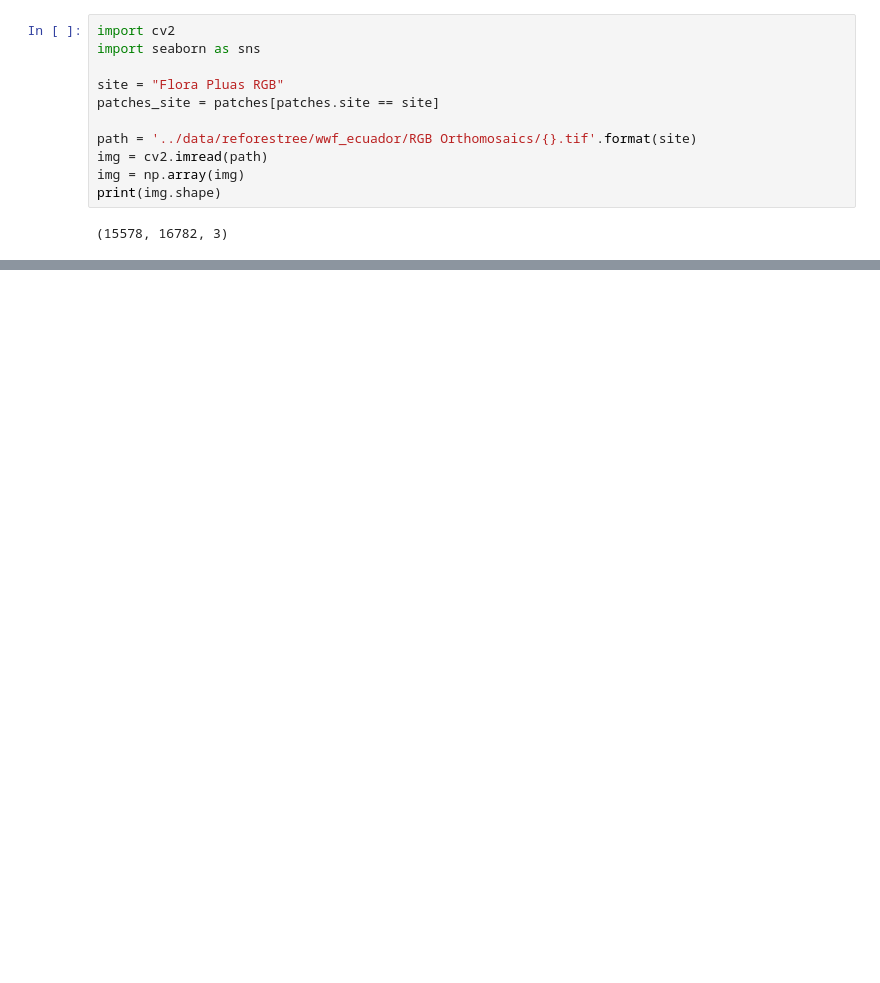
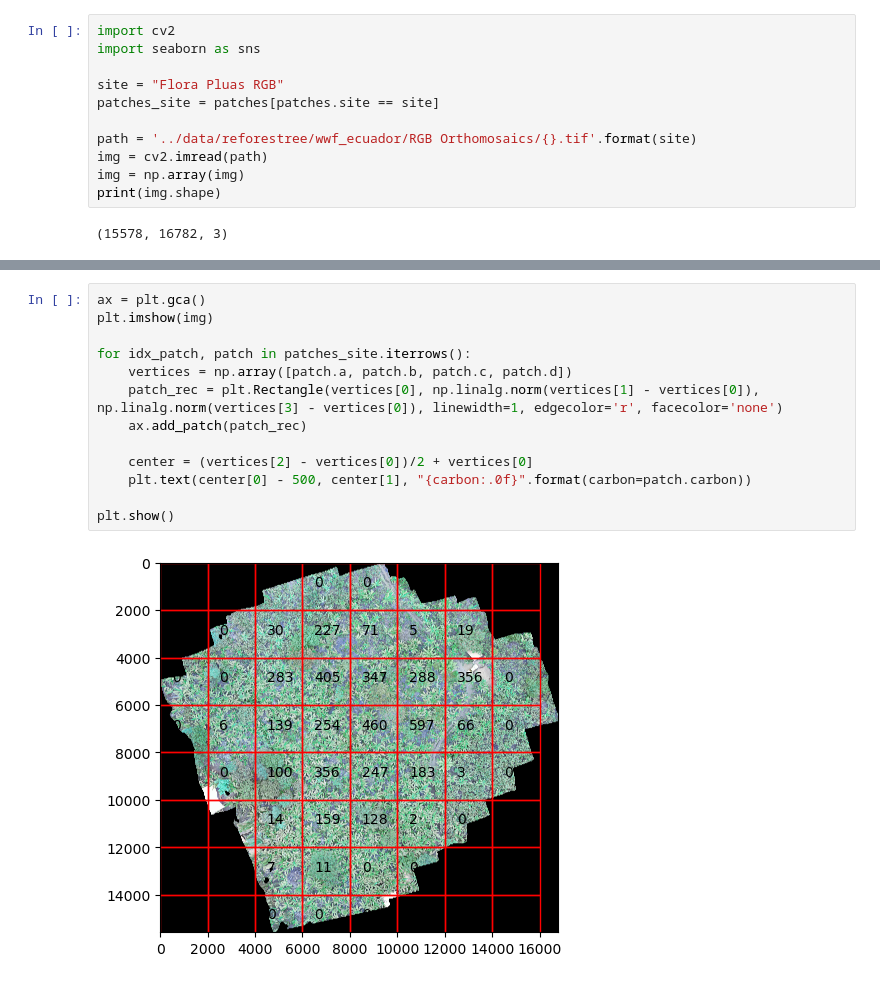
Before and after one commit to TimEngelmann/ai4est, a Jupyter notebook: exploration/estimate_agb_exploration.ipynb, the cells around one changed output, grey strips where cells are left out. Saved outputs shown, nothing was run; the diff lists cells and outputs as text; blank space fills up the shorter version.

```diff
--- a/exploration/estimate_agb_exploration.ipynb
+++ b/exploration/estimate_agb_exploration.ipynb
@@ -165,0 +166,15 @@ plt.show()
+# %%
+ax = plt.gca()
+plt.imshow(img)
+
+for idx_patch, patch in patches_site.iterrows():
+    vertices = np.array([patch.a, patch.b, patch.c, patch.d])
+    patch_rec = plt.Rectangle(vertices[0], np.linalg.norm(vertices[1] - vertices[0]), np.linalg.norm(vertices[3] - vertices[0]), linewidth=1, edgecolor='r', facecolor='none')
+    ax.add_patch(patch_rec)
+
+    center = (vertices[2] - vertices[0])/2 + vertices[0]
+    plt.text(center[0] - 500, center[1], "{carbon:.0f}".format(carbon=patch.carbon))
+
+plt.show()
+# %% [output]
+[figure, added]
```
Also changed, not shown: parts of 4 cells of this notebook, 1 other file.
